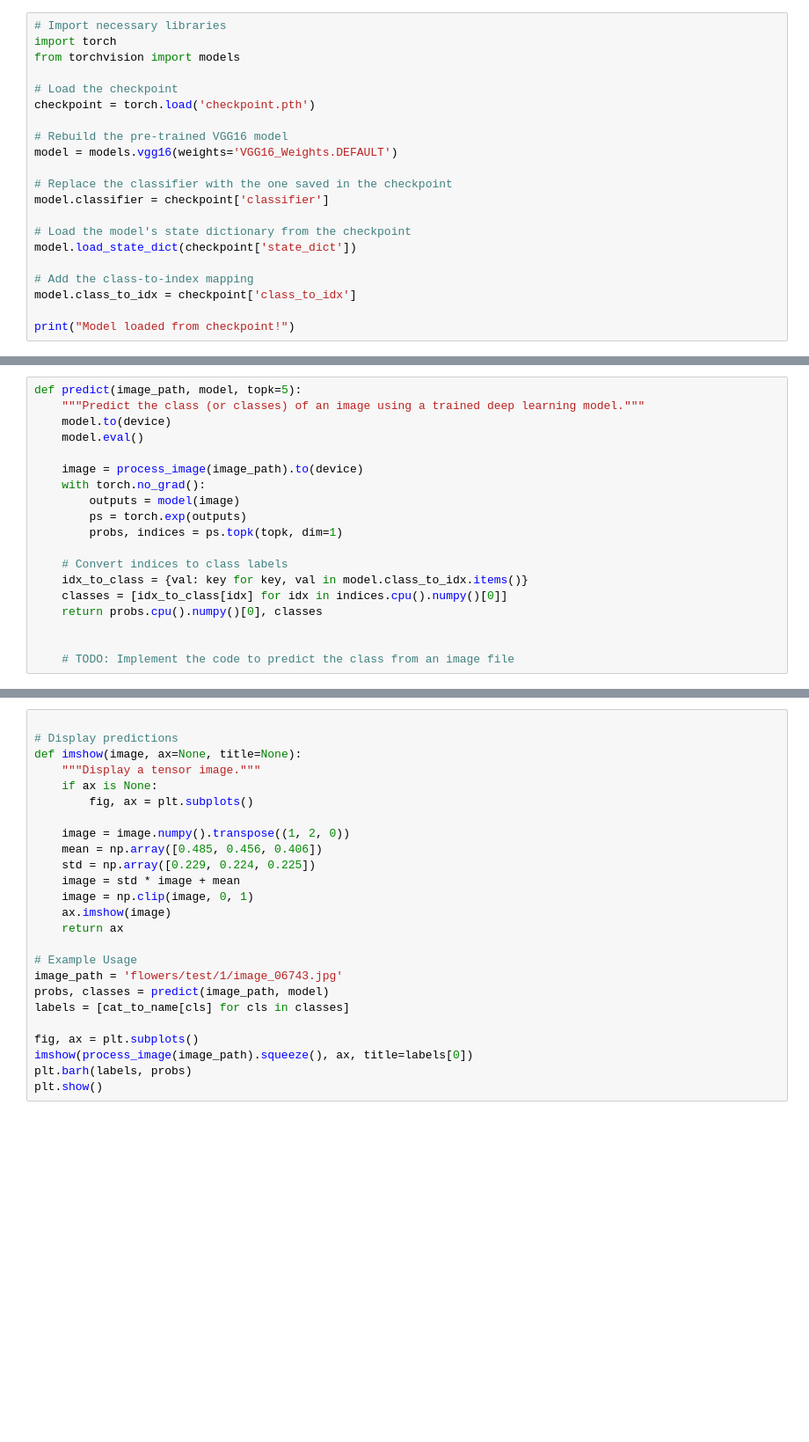
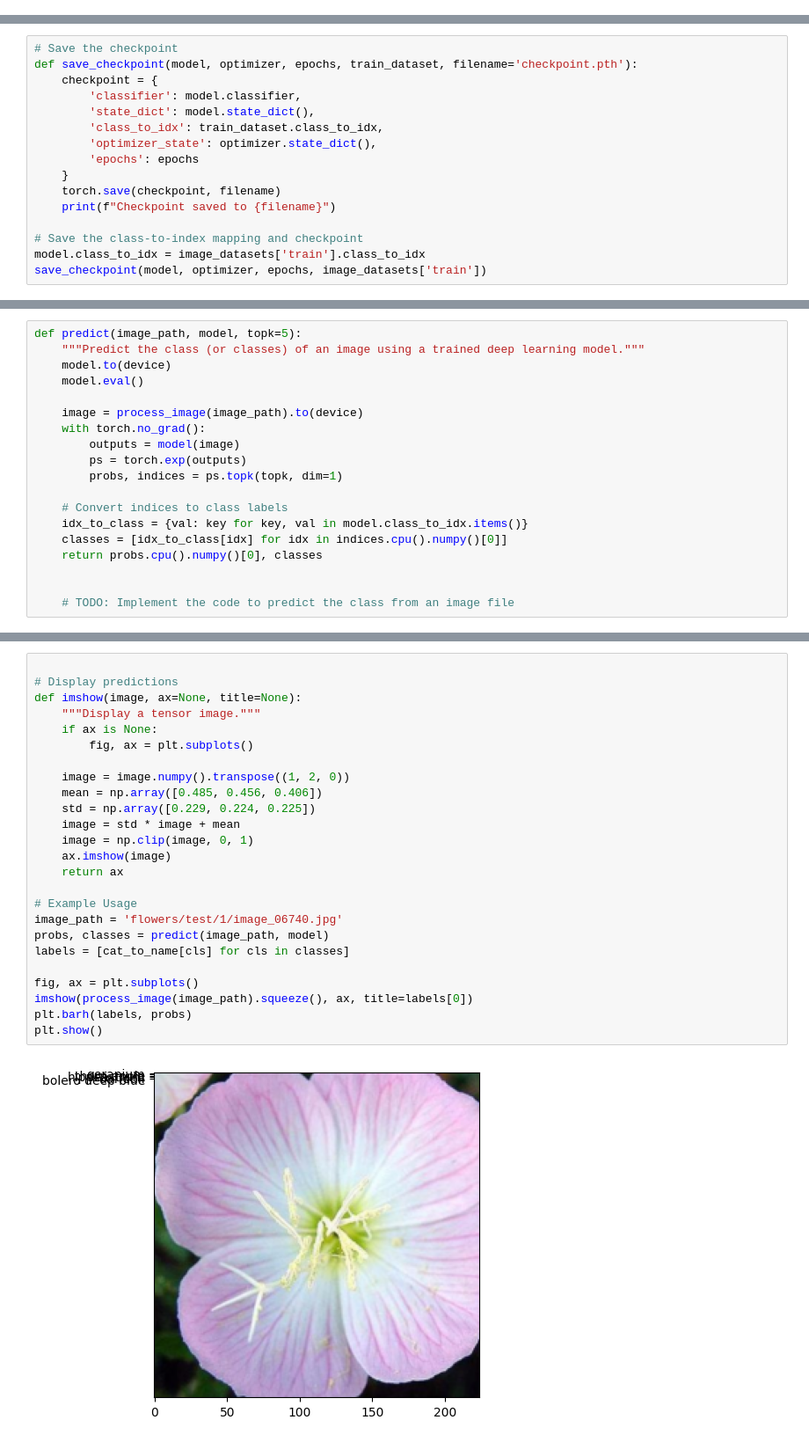
Before and after one commit to jigglewiggle101/imageclassification, a Jupyter notebook: Image Classifier Project.ipynb, the cells around one changed output, grey strips where cells are left out. Shown at 88% size. Drawn from its saved outputs; the diff is of its cells as text; blank space fills up the shorter version.

Commit message:
update changes for imageclassifier.ipynb

````diff
--- a/Image Classifier Project.ipynb
+++ b/Image Classifier Project.ipynb
@@ -451,24 +597,3 @@ Now that your network is trained, save the model so you can load it later for ma
 ```model.class_to_idx = image_datasets['train'].class_to_idx```
 
 Remember that you'll want to completely rebuild the model later so you can use it for inference. Make sure to include any information you need in the checkpoint. If you want to load the model and keep training, you'll want to save the number of epochs as well as the optimizer state, `optimizer.state_dict`. You'll likely want to use this trained model in the next part of the project, so best to save it now.
-# %%
-# Import necessary libraries
-import torch
-from torchvision import models
-
-# Load the checkpoint
-checkpoint = torch.load('checkpoint.pth')
-
-# Rebuild the pre-trained VGG16 model
-model = models.vgg16(weights='VGG16_Weights.DEFAULT')
-
-# Replace the classifier with the one saved in the checkpoint
-model.classifier = checkpoint['classifier']
-
-# Load the model's state dictionary from the checkpoint
-model.load_state_dict(checkpoint['state_dict'])
-
-# Add the class-to-index mapping
-model.class_to_idx = checkpoint['class_to_idx']
-
-print("Model loaded from checkpoint!")
@@ -476,0 +600,16 @@ NameError: name 'train_data' is not defined
+# %%
+# Save the checkpoint
+def save_checkpoint(model, optimizer, epochs, train_dataset, filename='checkpoint.pth'):
+    checkpoint = {
+        'classifier': model.classifier,
+        'state_dict': model.state_dict(),
+        'class_to_idx': train_dataset.class_to_idx,
+        'optimizer_state': optimizer.state_dict(),
+        'epochs': epochs
+    }
+    torch.save(checkpoint, filename)
+    print(f"Checkpoint saved to {filename}")
+
+# Save the class-to-index mapping and checkpoint
+model.class_to_idx = image_datasets['train'].class_to_idx
+save_checkpoint(model, optimizer, epochs, image_datasets['train'])
@@ -618,25 +759,27 @@ You can convert from the class integer encoding to actual flower names with the
 # %%
 
 # Display predictions
 def imshow(image, ax=None, title=None):
     """Display a tensor image."""
     if ax is None:
         fig, ax = plt.subplots()
 
     image = image.numpy().transpose((1, 2, 0))
     mean = np.array([0.485, 0.456, 0.406])
     std = np.array([0.229, 0.224, 0.225])
     image = std * image + mean
     image = np.clip(image, 0, 1)
     ax.imshow(image)
     return ax
 
 # Example Usage
-image_path = 'flowers/test/1/image_06743.jpg'
+image_path = 'flowers/test/1/image_06740.jpg'
 probs, classes = predict(image_path, model)
 labels = [cat_to_name[cls] for cls in classes]
 
 fig, ax = plt.subplots()
 imshow(process_image(image_path).squeeze(), ax, title=labels[0])
 plt.barh(labels, probs)
 plt.show()
+# %% [output]
+[figure, added]
````
Also changed, not shown: parts of 4 cells of this notebook.
